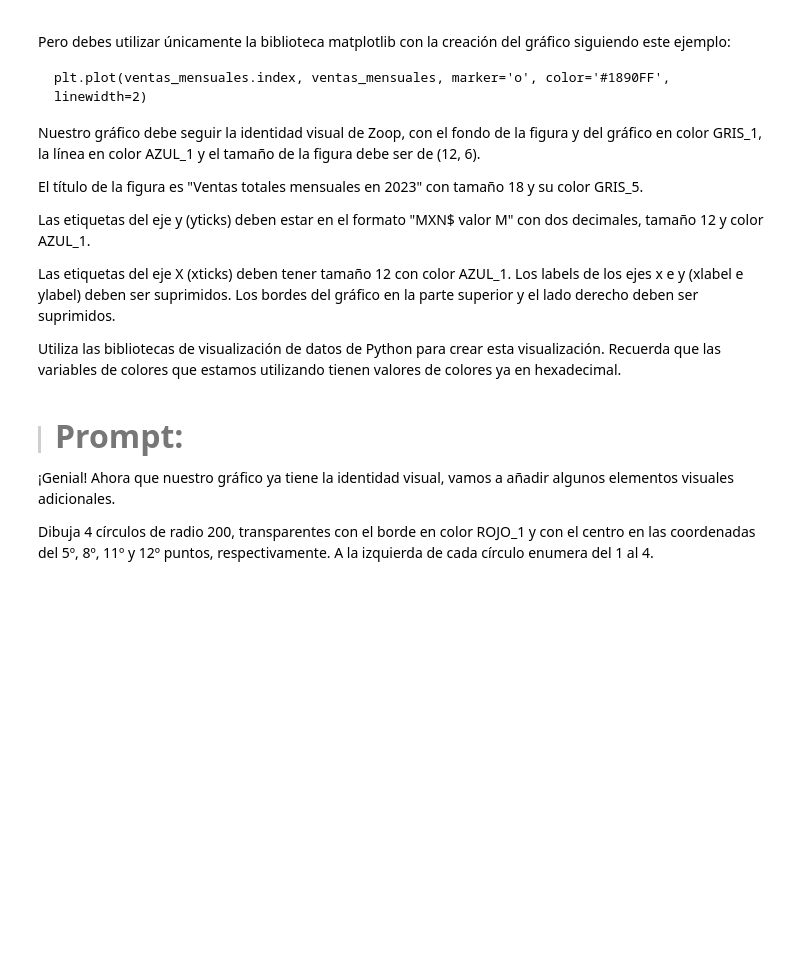
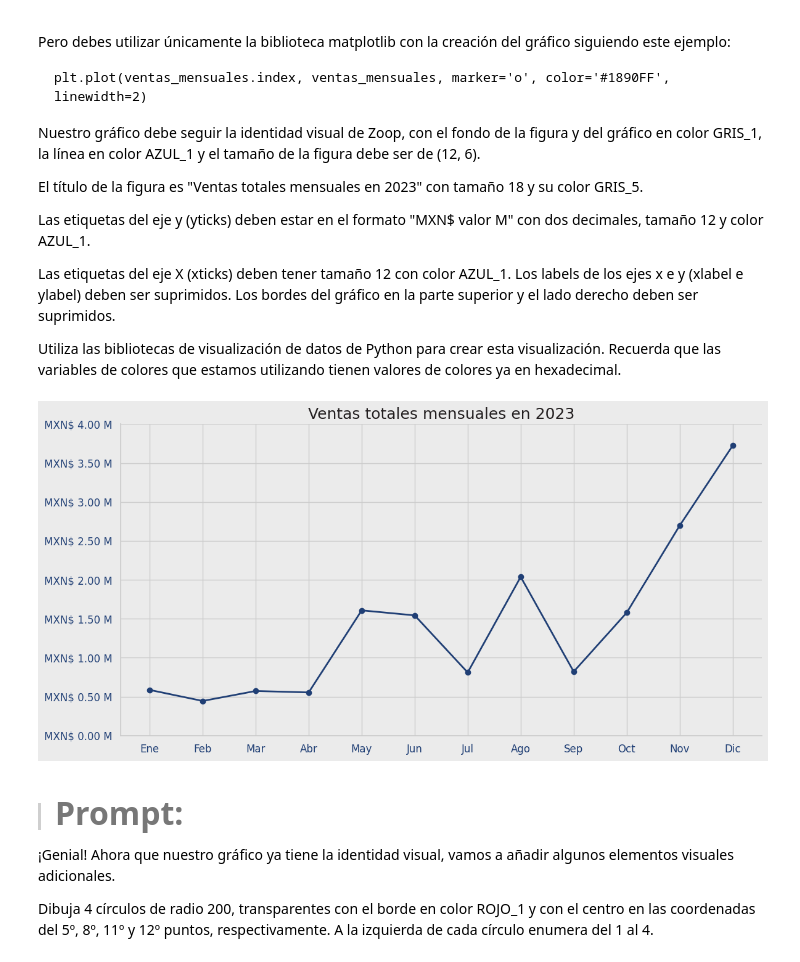
Before and after one commit to leriverah/IA-Aplicada-Ciencia-de-datos, a Jupyter notebook: IA_aplicada_a_ciencia_de_datos.ipynb, the cells around one changed output. Saved outputs shown, nothing was run; the diff lists cells and outputs as text; code cells hidden in the pictures; blank space fills up the shorter version.

Commit message:
Añadiendo más elementos visuales

```diff
--- a/IA_aplicada_a_ciencia_de_datos.ipynb
+++ b/IA_aplicada_a_ciencia_de_datos.ipynb
@@ -1122,6 +1164,52 @@ Las etiquetas del eje y (yticks) deben estar en el formato "MXN$ valor M" con do
 Las etiquetas del eje X (xticks) deben tener tamaño 12 con color AZUL_1. Los labels de los ejes x e y (xlabel e ylabel) deben ser suprimidos. Los bordes del gráfico en la parte superior y el lado derecho deben ser suprimidos.
 
 Utiliza las bibliotecas de visualización de datos de Python para crear esta visualización. Recuerda que las variables de colores que estamos utilizando tienen valores de colores ya en hexadecimal.
+# %%
+# Asegurar que fecha sea tipo datetime
+df['fecha'] = pd.to_datetime(df['fecha'])
+
+# Crear columna 'facturacion' si no existe
+if 'facturacion' not in df.columns:
+    df['facturacion'] = (df['precio_unitario'] * df['cantidad']) + df['envio']
+
+# Agrupar ventas por mes
+df['mes'] = df['fecha'].dt.strftime('%B')
+ventas_mensuales = df.groupby('mes')['facturacion'].sum().reindex(meses.keys())
+
+# Traducir nombres de los meses al español
+meses_es = [meses[m] for m in ventas_mensuales.index]
+
+# Crear el gráfico
+fig, ax = plt.subplots(figsize=(12, 6), facecolor=GRIS_1)
+ax.set_facecolor(GRIS_1)
+
+# Trazar la línea
+plt.plot(meses_es, ventas_mensuales, marker='o', color=AZUL_1, linewidth=2)
+
+# Título
+plt.title('Ventas totales mensuales en 2023', fontsize=18, color=GRIS_5)
+
+# Eje X
+plt.xticks(fontsize=12, color=AZUL_1)
+
+# Eje Y
+ax.set_yticks(ax.get_yticks())  # asegurar que se usen los mismos ticks
+ax.set_yticklabels([f'MXN$ {y/1e6:.2f} M' for y in ax.get_yticks()],
+                   fontsize=12, color=AZUL_1)
+
+# Eliminar etiquetas de ejes
+ax.set_xlabel('')
+ax.set_ylabel('')
+
+# Eliminar bordes superior y derecho
+ax.spines['top'].set_visible(False)
+ax.spines['right'].set_visible(False)
+
+# Ajustar diseño final
+plt.tight_layout()
+plt.show()
+# %% [output]
+[figure, added]
 # %% [markdown]
 > #### <strong><font color="7b71ff" size =6>Prompt:</font></strong>
 
```
Also changed, not shown: parts of 3 cells of this notebook.
